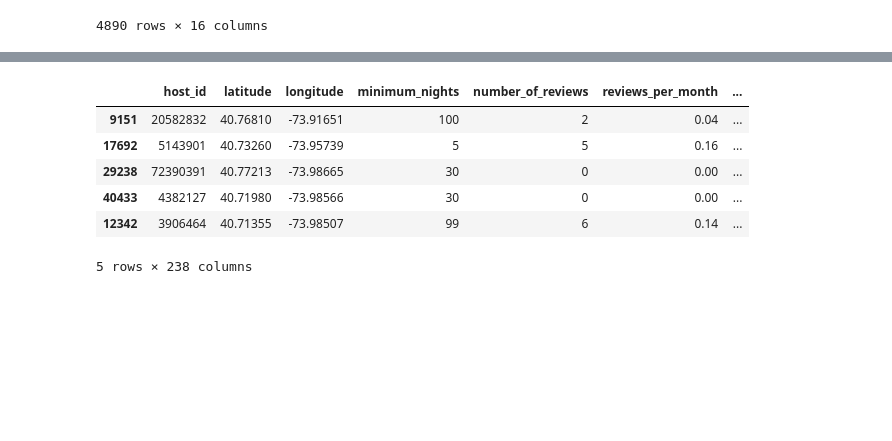
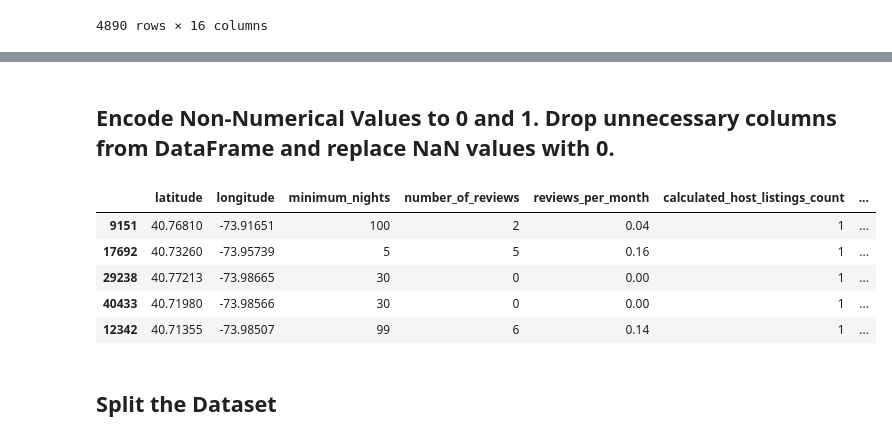
Before and after one commit to seanybarra/Data-Product-on-NYC-Airbnb, a Jupyter notebook: AB_NYC_Price_Prediction.ipynb, the cells around one changed output, grey strips where cells are left out. Saved outputs shown, nothing was run; the diff lists cells and outputs as text; code cells hidden in the pictures; blank space fills up the shorter version.

```diff
--- a/AB_NYC_Price_Prediction.ipynb
+++ b/AB_NYC_Price_Prediction.ipynb
@@ -35,6 +34,3 @@ df[0::10]
 | 48880 | 36481315 | The Raccoon Artist Studio in Will... | 208514239 | Melki | Brooklyn | Williamsburg | 40.71232 | -73.94220 | ... |
 | 48890 | 36484665 | Charming one bedroom - newly reno... | 8232441 | Sabrina | Brooklyn | Bedford-Stuyvesant | 40.67853 | -73.94995 | ... |
 4890 rows × 16 columns
-# %%
-# Dropping unnecessary features
-df = df.drop(columns=['id', 'name', 'host_name', 'last_review'])
@@ -41,26 +75,35 @@ df = df.drop(columns=['id', 'name', 'host_name', 'last_review'])
+# %% [markdown]
+## Encode Non-Numerical Values to 0 and 1. Drop unnecessary columns from DataFrame and replace NaN values with 0.
+# %%
+# Categorical Features: neighbourhood_group, neighbourhood, room_type
+encode_NYC_df = pd.get_dummies(df, columns = ['neighbourhood_group','room_type'])
+
+# Dropping unnecessary features
+encode_NYC_df = encode_NYC_df.drop(columns=['id', 'name', 'host_name',
+                      'last_review', 'host_id', 'neighbourhood'])
+
+# Replace NaN with 0
+encode_NYC_df['reviews_per_month']=encode_NYC_df['reviews_per_month'].replace(np.nan, 0)
+encode_NYC_df['price']=encode_NYC_df['price'].replace(np.nan, 0)
 # %%
-df['reviews_per_month']=df['reviews_per_month'].replace(np.nan, 0)
-df['price']=df['price'].replace(np.nan, 0)
-
-# Categorical Features: neighbourhood_group, neighbourhood, room_type
-encode_NYC_df = pd.get_dummies(df, columns = ['neighbourhood_group','neighbourhood','room_type'])
-
 # Move price to end of list
 cols = encode_NYC_df.columns.tolist()
 cols.append(cols.pop(cols.index('price')))
 encode_NYC_df = encode_NYC_df.reindex(columns = cols)
 
+# Sort by price
 encode_NYC_df.sort_values(by='price',ascending=False,inplace=True)
 
 encode_NYC_df.head()
 # %% [output]
-|  | host_id | latitude | longitude | minimum_nights | number_of_reviews | reviews_per_month | ... |
-| 9151 | 20582832 | 40.76810 | -73.91651 | 100 | 2 | 0.04 | ... |
-| 17692 | 5143901 | 40.73260 | -73.95739 | 5 | 5 | 0.16 | ... |
-| 29238 | 72390391 | 40.77213 | -73.98665 | 30 | 0 | 0.00 | ... |
-| 40433 | 4382127 | 40.71980 | -73.98566 | 30 | 0 | 0.00 | ... |
-| 12342 | 3906464 | 40.71355 | -73.98507 | 99 | 6 | 0.14 | ... |
+|  | latitude | longitude | minimum_nights | number_of_reviews | reviews_per_month | calculated_host_listings_count | ... |
+| 9151 | 40.76810 | -73.91651 | 100 | 2 | 0.04 | 1 | ... |
+| 17692 | 40.73260 | -73.95739 | 5 | 5 | 0.16 | 1 | ... |
+| 29238 | 40.77213 | -73.98665 | 30 | 0 | 0.00 | 1 | ... |
+| 40433 | 40.71980 | -73.98566 | 30 | 0 | 0.00 | 1 | ... |
+| 12342 | 40.71355 | -73.98507 | 99 | 6 | 0.14 | 1 | ... |
-5 rows × 238 columns
+# %% [markdown]
+## Split the Dataset
 # %%
 # Feature_column and encoding
 feature_cols = cols
```
Also changed, not shown: parts of 7 cells of this notebook.
